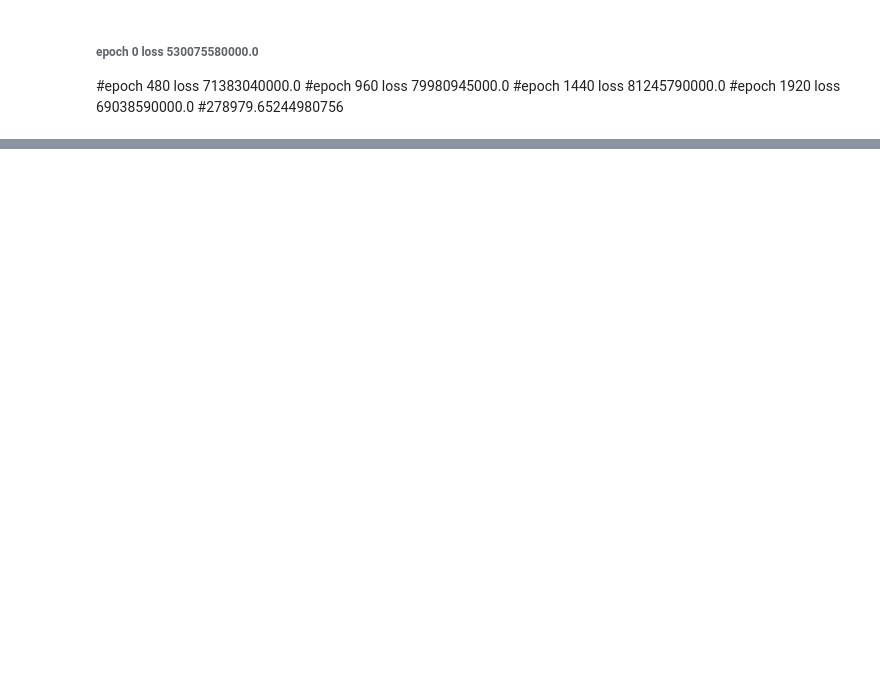
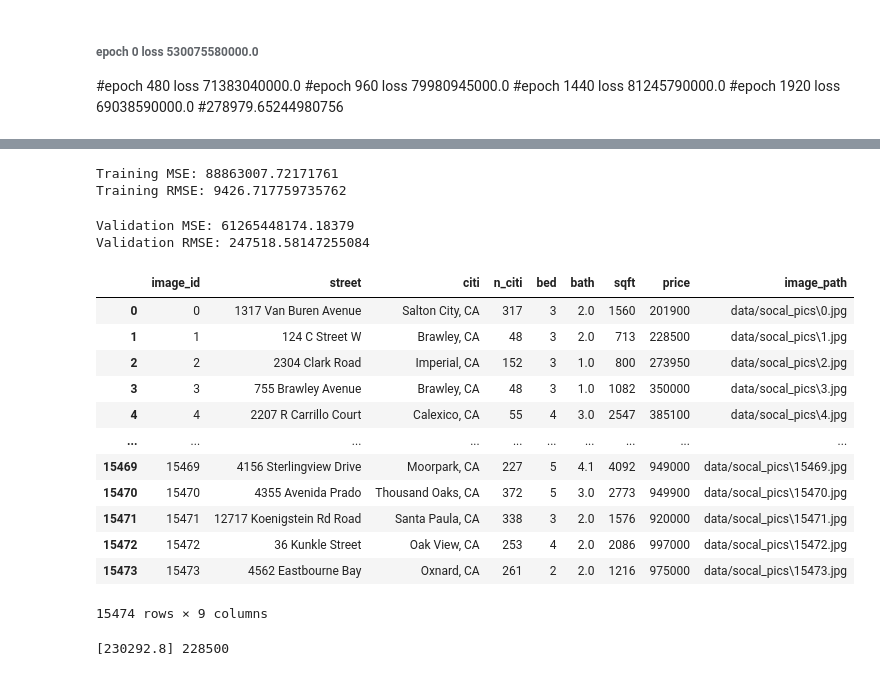
Before and after one commit to rhit-brownjs/csse416-project, a Jupyter notebook: Reasonable.ipynb, the cells around one changed output, grey strips where cells are left out. Saved outputs shown, nothing was run; the diff lists cells and outputs as text; code cells hidden in the pictures; blank space fills up the shorter version.

Commit message:
added cross validation early stopping and more

```diff
--- a/Reasonable.ipynb
+++ b/Reasonable.ipynb
@@ -259,0 +334,48 @@ xgb_model.save_model("xgb_model.json")  # You can also use "xgb_model.bin" for b
+# %%
+# Calculate Mean Squared Error (MSE) and Root Mean Squared Error (RMSE) for the training set
+train_mse = MSE(y_train, y_train_pred)
+train_rmse = np.sqrt(train_mse)  # Root Mean Squared Error
+
+print("Training MSE:", train_mse)
+print("Training RMSE:", train_rmse)
+# %% [output]
+Training MSE: 88863007.72171761
+Training RMSE: 9426.717759735762
+# %%
+# Make predictions on the validation set
+y_pred = xgb_model.predict(X_val)
+
+# Calculate Mean Squared Error (or any other evaluation metric)
+mse = MSE(y_val, y_pred)
+rmse = np.sqrt(mse)   # Root Mean Squared Error
+print("Validation MSE:", mse)
+print("Validation RMSE:", rmse)
+# %% [output]
+Validation MSE: 61265448174.18379
+Validation RMSE: 247518.58147255084
+# %%
+df
+# %% [output]
+|  | image_id | street | citi | n_citi | bed | bath | sqft | price | image_path |
+| 0 | 0 | 1317 Van Buren Avenue | Salton City, CA | 317 | 3 | 2.0 | 1560 | 201900 | data/socal_pics\0.jpg |
+| 1 | 1 | 124 C Street W | Brawley, CA | 48 | 3 | 2.0 | 713 | 228500 | data/socal_pics\1.jpg |
+| 2 | 2 | 2304 Clark Road | Imperial, CA | 152 | 3 | 1.0 | 800 | 273950 | data/socal_pics\2.jpg |
+| 3 | 3 | 755 Brawley Avenue | Brawley, CA | 48 | 3 | 1.0 | 1082 | 350000 | data/socal_pics\3.jpg |
+| 4 | 4 | 2207 R Carrillo Court | Calexico, CA | 55 | 4 | 3.0 | 2547 | 385100 | data/socal_pics\4.jpg |
+| ... | ... | ... | ... | ... | ... | ... | ... | ... | ... |
+| 15469 | 15469 | 4156 Sterlingview Drive | Moorpark, CA | 227 | 5 | 4.1 | 4092 | 949000 | data/socal_pics\15469.jpg |
+| 15470 | 15470 | 4355 Avenida Prado | Thousand Oaks, CA | 372 | 5 | 3.0 | 2773 | 949900 | data/socal_pics\15470.jpg |
+| 15471 | 15471 | 12717 Koenigstein Rd Road | Santa Paula, CA | 338 | 3 | 2.0 | 1576 | 920000 | data/socal_pics\15471.jpg |
+| 15472 | 15472 | 36 Kunkle Street | Oak View, CA | 253 | 4 | 2.0 | 2086 | 997000 | data/socal_pics\15472.jpg |
+| 15473 | 15473 | 4562 Eastbourne Bay | Oxnard, CA | 261 | 2 | 2.0 | 1216 | 975000 | data/socal_pics\15473.jpg |
+15474 rows × 9 columns
+# %%
+index = 1
+
+first_feature_reshaped = features[index].reshape(1, -1)
+
+y_pred = xgb_model.predict(first_feature_reshaped)
+
+print(y_pred, targets.iloc[index])
+# %% [output]
+[230292.8] 228500
```
Also changed, not shown: parts of 12 cells of this notebook.
